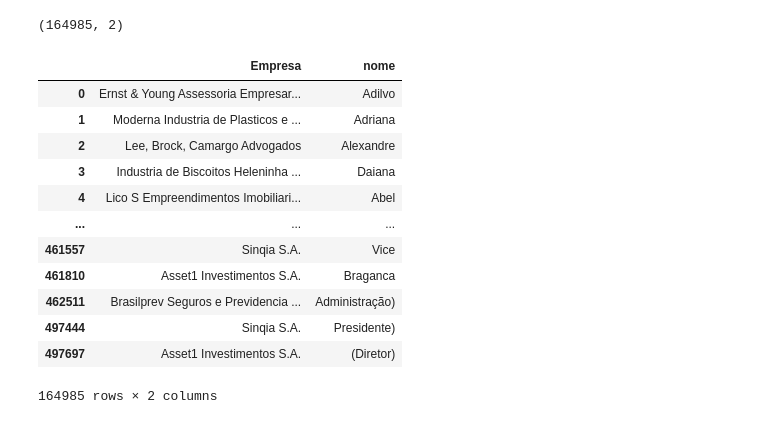
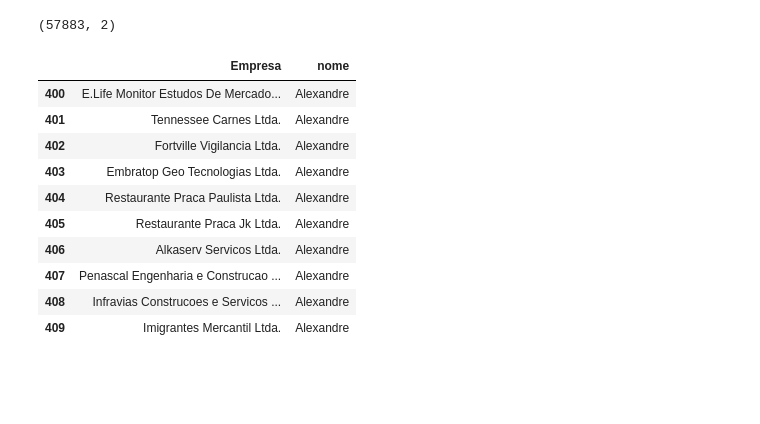
Before and after one commit to mateusengq/empresa_familiar, a Jupyter notebook: empresa_familiar.ipynb, the cells around one changed output. Cells and saved outputs as stored; diff of their text form; code cells hidden in the pictures; blank space fills up the shorter version.

Commit message:
extração da base final

```diff
--- a/empresa_familiar.ipynb
+++ b/empresa_familiar.ipynb
@@ -8,7 +5,7 @@ import numpy as np
 import pandas as pd
 # %%
 # Leitura dos dados
-df = pd.read_csv('dados/base_empresas.csv')
+df = pd.read_csv('dados/base_empresas_v2.csv', sep = ';', encoding='latin-1')
 # %%
 # Seleção das colunas de interesse
 
@@ -143,23 +140,21 @@ df_5 = df_5.drop(columns = ['coluna_referencia'])
 # %%
 df_5.shape
 # %% [output]
-(164985, 2)
+(57883, 2)
 # %%
-df_5
+df_5[400:410]
 # %% [output]
 |  | Empresa | nome |
-| 0 | Ernst & Young Assessoria Empresar... | Adilvo |
-| 1 | Moderna Industria de Plasticos e ... | Adriana |
-| 2 | Lee, Brock, Camargo Advogados | Alexandre |
-| 3 | Industria de Biscoitos Heleninha ... | Daiana |
-| 4 | Lico S Empreendimentos Imobiliari... | Abel |
-| ... | ... | ... |
-| 461557 | Sinqia S.A. | Vice |
-| 461810 | Asset1 Investimentos S.A. | Braganca |
-| 462511 | Brasilprev Seguros e Previdencia ... | Administração) |
-| 497444 | Sinqia S.A. | Presidente) |
-| 497697 | Asset1 Investimentos S.A. | (Diretor) |
+| 400 | E.Life Monitor Estudos De Mercado... | Alexandre |
+| 401 | Tennessee Carnes Ltda. | Alexandre |
+| 402 | Fortville Vigilancia Ltda. | Alexandre |
+| 403 | Embratop Geo Tecnologias Ltda. | Alexandre |
+| 404 | Restaurante Praca Paulista Ltda. | Alexandre |
+| 405 | Restaurante Praca Jk Ltda. | Alexandre |
+| 406 | Alkaserv Servicos Ltda. | Alexandre |
+| 407 | Penascal Engenharia e Construcao ... | Alexandre |
+| 408 | Infravias Construcoes e Servicos ... | Alexandre |
+| 409 | Imigrantes Mercantil Ltda. | Alexandre |
-164985 rows × 2 columns
 # %%
 # substituir nomes
 substituicoes = {
```
Also changed, not shown: parts of 21 cells of this notebook, 3 other files.
